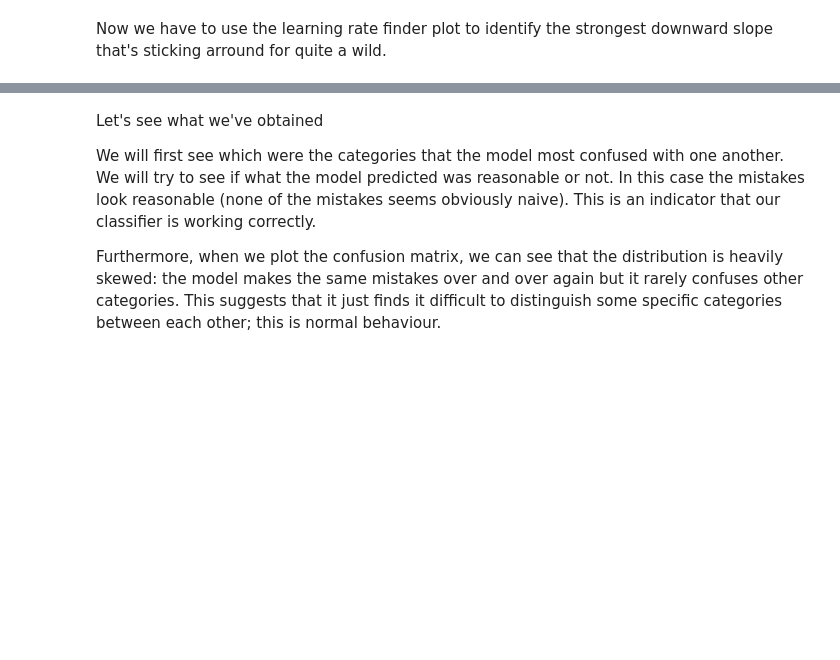
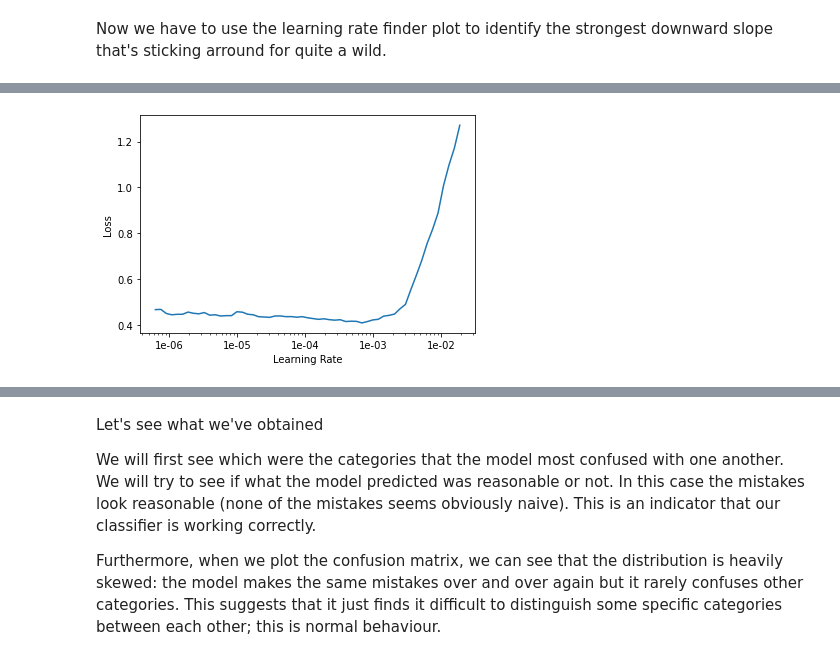
Before and after one commit to jnqeras/Monkey-Island, a Jupyter notebook: MonkeyIdentifier.ipynb, the cells around one changed output, grey strips where cells are left out. Saved outputs shown, nothing was run; the diff lists cells and outputs as text; code cells hidden in the pictures; blank space fills up the shorter version.

```diff
--- a/MonkeyIdentifier.ipynb
+++ b/MonkeyIdentifier.ipynb
@@ -409,0 +464,4 @@ learn.save('stage-2')
+# %%
+learn.recorder.plot()
+# %% [output]
+[figure, added]
```
Also changed, not shown: parts of 82 cells of this notebook.
